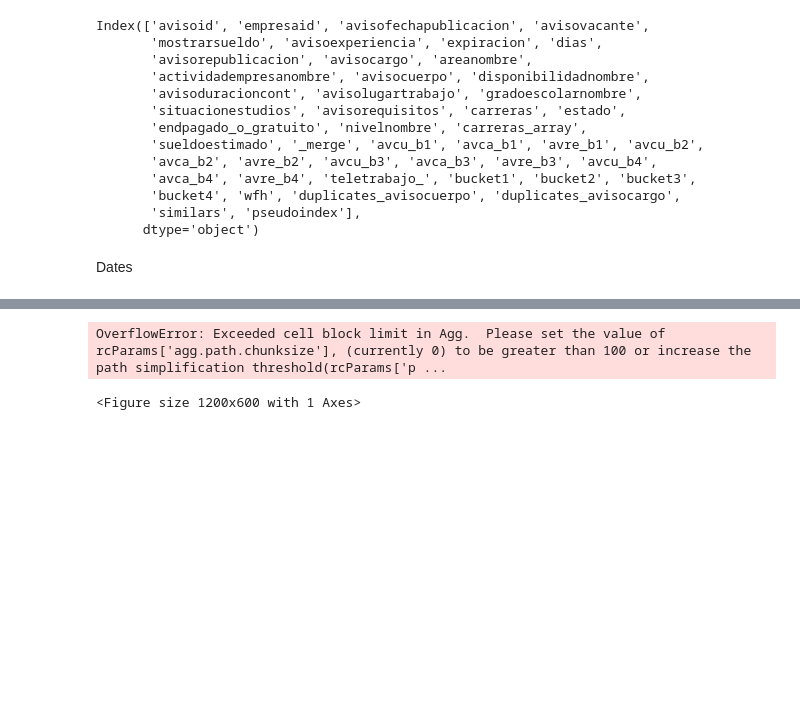
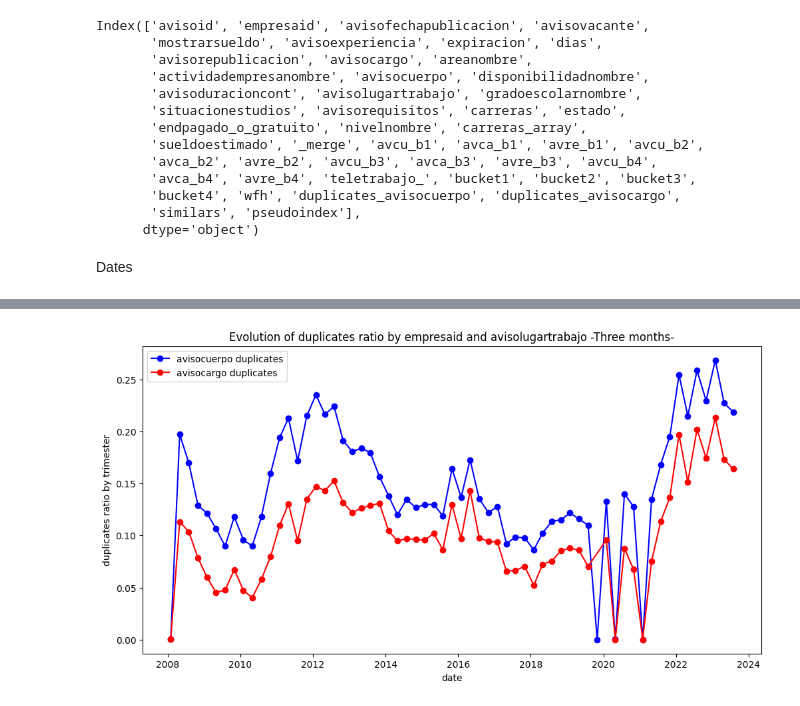
Before and after one commit to oejaramillo/WFH-Project, a Jupyter notebook: graphs 2.ipynb, the cells around one changed output, grey strips where cells are left out. Drawn from its saved outputs; the diff is of its cells as text; code cells hidden in the pictures; blank space fills up the shorter version.

Commit message:
finished Duplicates

```diff
--- a/graphs 2.ipynb
+++ b/graphs 2.ipynb
@@ -35,6 +35,6 @@ duplicates_avisocuerpo = pd.concat([data[1][['avisofechapublicacion', 'duplicate
 # %%
-duplicates_avisocargo = pd.concat([data[1][['avisofechapublicacion', 'duplicates_avisocargo']], data[2][['avisofechapublicacion', 'duplicates_avisocargo']],
-                                    data[3][['avisofechapublicacion', 'duplicates_avisocargo']], data[4][['avisofechapublicacion', 'duplicates_avisocargo']]], axis=0, ignore_index=True)
+duplicates_avisocargo = pd.concat([data[1][['avisofechapublicacion', 'duplicates_avisocargo', 'avisoid']], data[2][['avisofechapublicacion', 'duplicates_avisocargo', 'avisoid']],
+                                    data[3][['avisofechapublicacion', 'duplicates_avisocargo', 'avisoid']], data[4][['avisofechapublicacion', 'duplicates_avisocargo', 'avisoid']]], axis=0, ignore_index=True)
 # %%
 duplicates_avisocuerpo['avisofechapublicacion'] = pd.to_datetime(duplicates_avisocuerpo['avisofechapublicacion'])
 duplicates_avisocargo['avisofechapublicacion'] = pd.to_datetime(duplicates_avisocargo['avisofechapublicacion'])
@@ -50,0 +41,12 @@ duplicates_avisocuerpo['duplicates_avisocuerpo']
+# %%
+duplicates_avisocuerpo.set_index('avisofechapublicacion', inplace=True)
+duplicates_avisocargo.set_index('avisofechapublicacion', inplace=True)
+# %%
+trimester_sum_avisocuerpo = duplicates_avisocuerpo.resample('3M')['duplicates_avisocuerpo'].sum().reset_index()
+trimester_count_avisocuerpo = duplicates_avisocuerpo.resample('3M')['avisoid'].count().reset_index()
+
+trimester_sum_avisocargo = duplicates_avisocargo.resample('3M')['duplicates_avisocargo'].sum().reset_index()
+trimester_count_avisocargo = duplicates_avisocargo.resample('3M')['avisoid'].count().reset_index()
+# %%
+trimester_sum_avisocuerpo['ratio'] = trimester_sum_avisocuerpo['duplicates_avisocuerpo']/trimester_count_avisocuerpo['avisoid']
+trimester_sum_avisocargo['ratio'] = trimester_sum_avisocargo['duplicates_avisocargo']/trimester_count_avisocargo['avisoid']
@@ -51,14 +69,16 @@ duplicates_avisocuerpo['duplicates_avisocuerpo']
 # %%
-# Graph
+filtered_avisocuerpo = trimester_sum_avisocuerpo[trimester_sum_avisocuerpo['ratio'] > 0]
+filtered_avisocargo = trimester_sum_avisocargo[trimester_sum_avisocargo['ratio'] > 0]
+
+# Create the graph
 plt.figure(figsize=(12, 6))
-plt.plot(duplicates_avisocuerpo['avisofechapublicacion'], duplicates_avisocuerpo['duplicates_avisocuerpo'], marker='o', linestyle='-', color='b', label='avisocuerpo duplicates')
-plt.title('Evolution avisocuerpo duplicates')
+plt.plot(filtered_avisocuerpo['avisofechapublicacion'], filtered_avisocuerpo['ratio'], marker='o', linestyle='-', color='b', label='avisocuerpo duplicates')
+plt.plot(filtered_avisocargo['avisofechapublicacion'], filtered_avisocargo['ratio'], marker='o', linestyle='-', color='r', label='avisocargo duplicates')
+plt.title('Evolution of duplicates ratio by empresaid and avisolugartrabajo -Three months-')
 plt.xlabel('date')
-plt.ylabel('Sum of duplicates')
+plt.ylabel('duplicates ratio by trimester')
 plt.grid(False)
-
 plt.legend()
 plt.show()
 # %% [output]
-OverflowError: Exceeded cell block limit in Agg.  Please set the value of rcParams['agg.path.chunksize'], (currently 0) to be greater than 100 or increase the path simplification threshold(rcParams['p ...
-<Figure size 1200x600 with 1 Axes>
+[figure, added]
```
Also changed, not shown: parts of 5 cells of this notebook, 2 other files.
